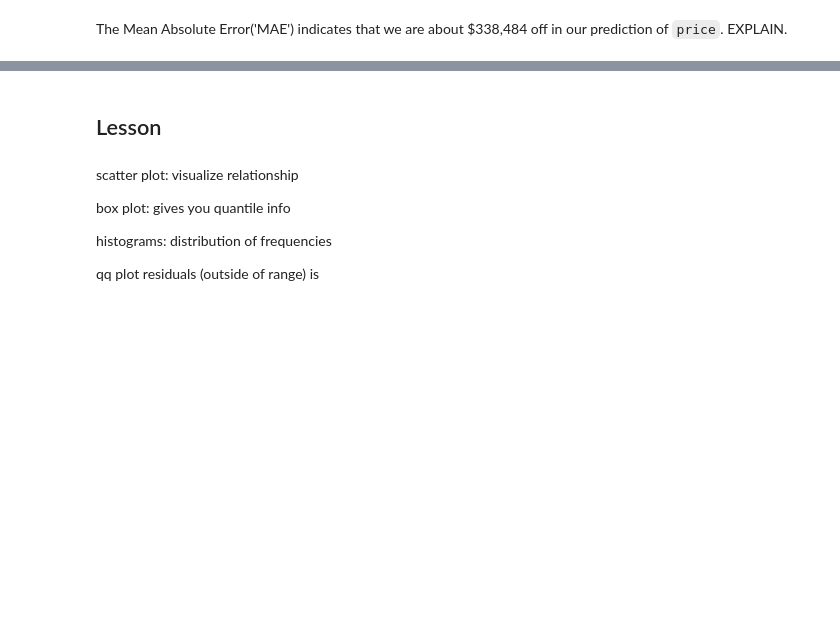
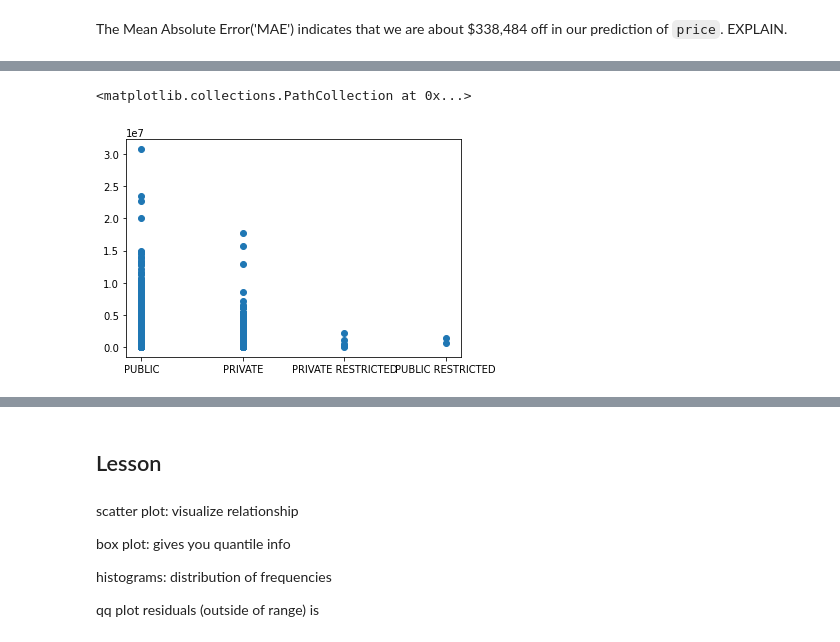
Before and after one commit to newcojon/Capstone, a Jupyter notebook: cap_vers_1.ipynb, the cells around one changed output, grey strips where cells are left out. Saved outputs shown, nothing was run; the diff lists cells and outputs as text; code cells hidden in the pictures; blank space fills up the shorter version.

```diff
--- a/cap_vers_1.ipynb
+++ b/cap_vers_1.ipynb
@@ -504,0 +447,5 @@ The Mean Absolute Error('MAE') indicates that we are about $338,484 off in our p
+# %%
+plt.scatter(df1.sewer_system, df1.price)
+# %% [output]
+<matplotlib.collections.PathCollection at 0x...>
+[figure, added]
```
Also changed, not shown: parts of 103 cells of this notebook.
